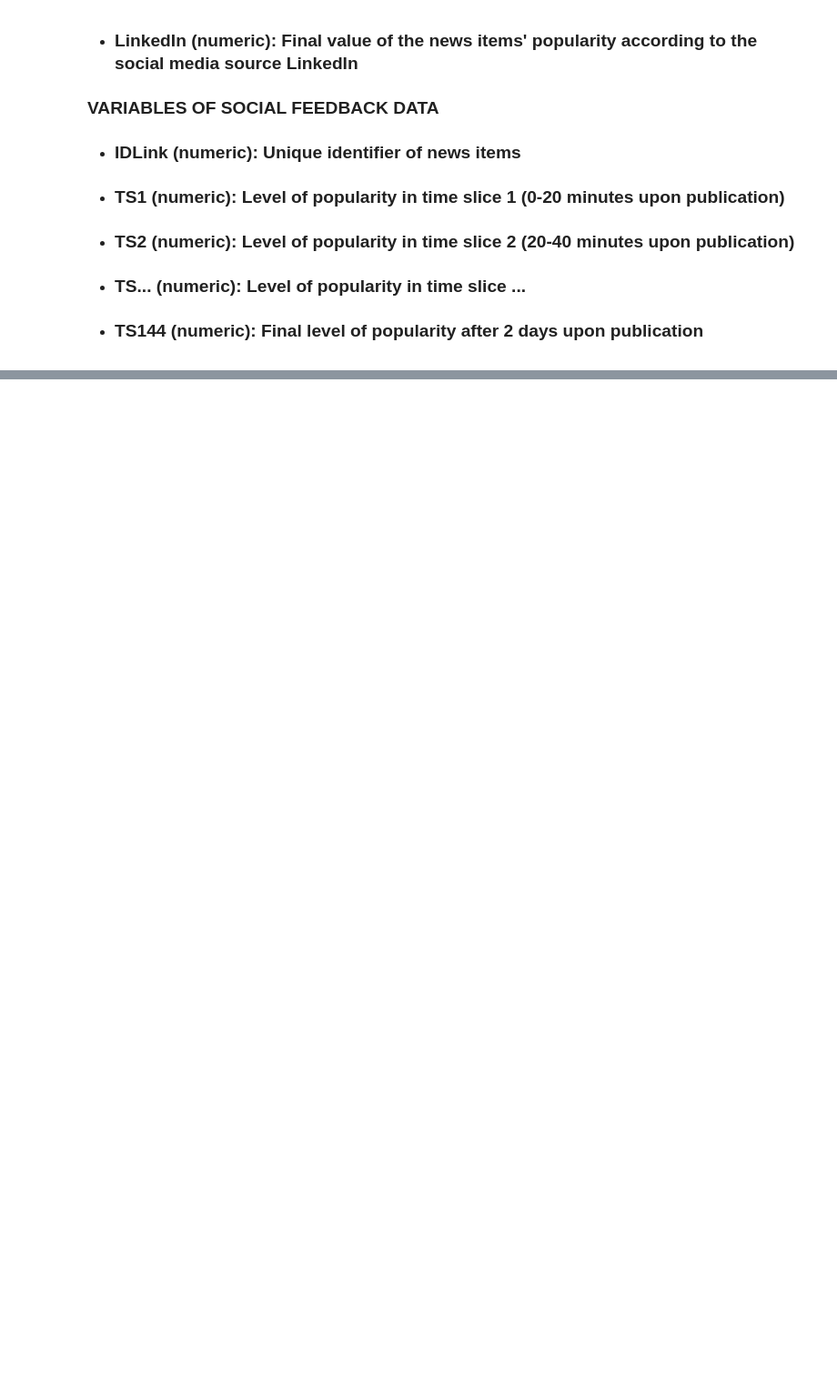
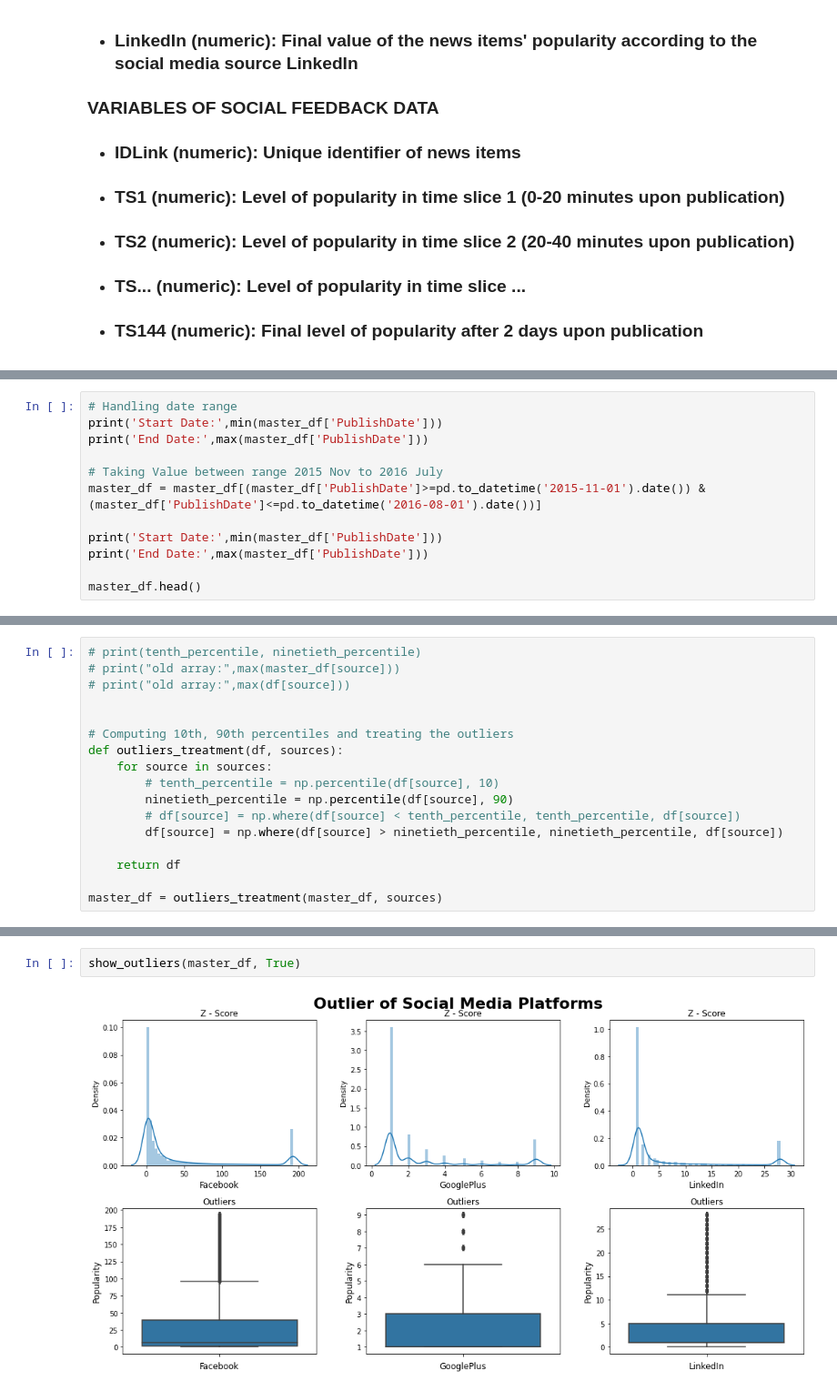
Before and after one commit to PriyankaDodeja/News-Popularity-Prediction, a Jupyter notebook: News_Popularity_Prediction_in_Social_Media_Capstone_Project.ipynb, the cells around one changed output, grey strips where cells are left out. Shown at 91% size. Saved outputs shown, nothing was run; the diff lists cells and outputs as text; blank space fills up the shorter version.

```diff
--- a/News_Popularity_Prediction_in_Social_Media_Capstone_Project.ipynb
+++ b/News_Popularity_Prediction_in_Social_Media_Capstone_Project.ipynb
@@ -370,0 +416,12 @@ Name: IDLink, Length: 90845, dtype: object
+# %%
+# Handling date range
+print('Start Date:',min(master_df['PublishDate']))
+print('End Date:',max(master_df['PublishDate']))
+
+# Taking Value between range 2015 Nov to 2016 July
+master_df = master_df[(master_df['PublishDate']>=pd.to_datetime('2015-11-01').date()) & (master_df['PublishDate']<=pd.to_datetime('2016-08-01').date())]
+
+print('Start Date:',min(master_df['PublishDate']))
+print('End Date:',max(master_df['PublishDate']))
+
+master_df.head()
@@ -370,0 +522,17 @@ Name: IDLink, Length: 90845, dtype: object
+# %%
+# print(tenth_percentile, ninetieth_percentile)
+# print("old array:",max(master_df[source]))
+# print("old array:",max(df[source]))
+
+
+# Computing 10th, 90th percentiles and treating the outliers
+def outliers_treatment(df, sources):
+    for source in sources:
+        # tenth_percentile = np.percentile(df[source], 10)
+        ninetieth_percentile = np.percentile(df[source], 90)
+        # df[source] = np.where(df[source] < tenth_percentile, tenth_percentile, df[source])
+        df[source] = np.where(df[source] > ninetieth_percentile, ninetieth_percentile, df[source])
+
+    return df
+
+master_df = outliers_treatment(master_df, sources)
@@ -370,0 +544,4 @@ Name: IDLink, Length: 90845, dtype: object
+# %%
+show_outliers(master_df, True)
+# %% [output]
+[figure, added]
```
Also changed, not shown: parts of 206 cells of this notebook.
